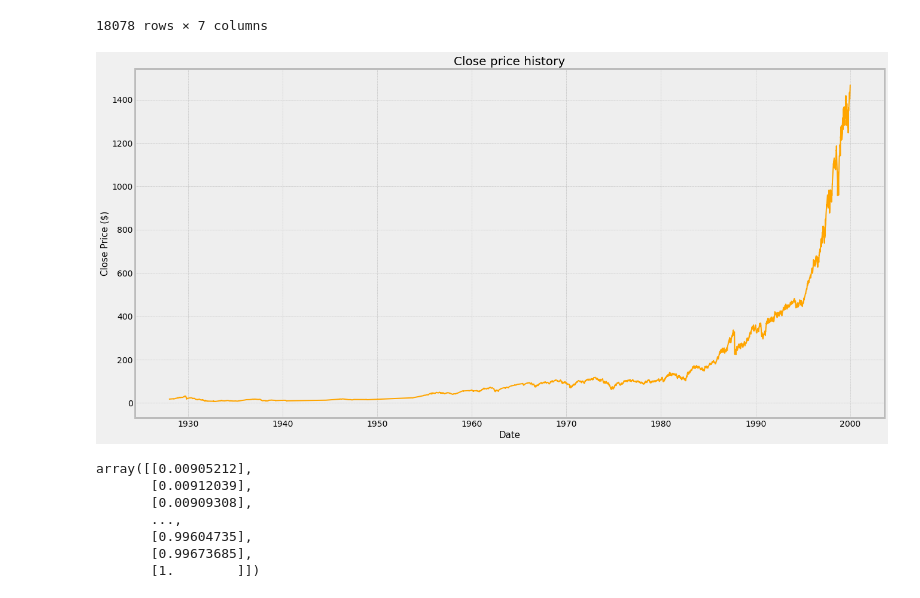
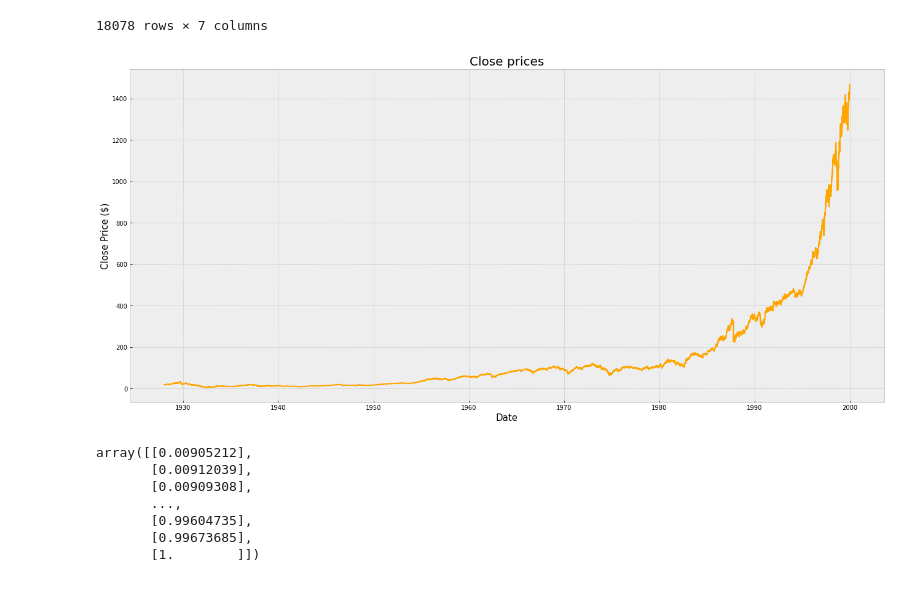
Before and after one commit to NervOUs11/Predict_S-P500, a Jupyter notebook: Code.ipynb, the cells around one changed output. Cells and saved outputs as stored; diff of their text form; code cells hidden in the pictures.

```diff
--- a/Code.ipynb
+++ b/Code.ipynb
@@ -43,15 +43,15 @@ train_data
 18078 rows × 7 columns
 # %%
 # Show the close price
-plt.figure(figsize=(20,10))
+plt.figure(figsize=(22,10))
 plt.style.use('bmh')
-plt.title('Close price history',fontsize=20)
+plt.title('Close prices',fontsize=20)
 plt.plot(train_data['Close'], color='orange')
 plt.xlabel('Date',fontsize=15)
 plt.ylabel('Close Price ($)',fontsize=15)
 plt.show()
 # %% [output]
-[figure, old version]
+[figure, new version]
 # %%
 # Prepare data set
 
```
Also changed, not shown: parts of 4 cells of this notebook.
